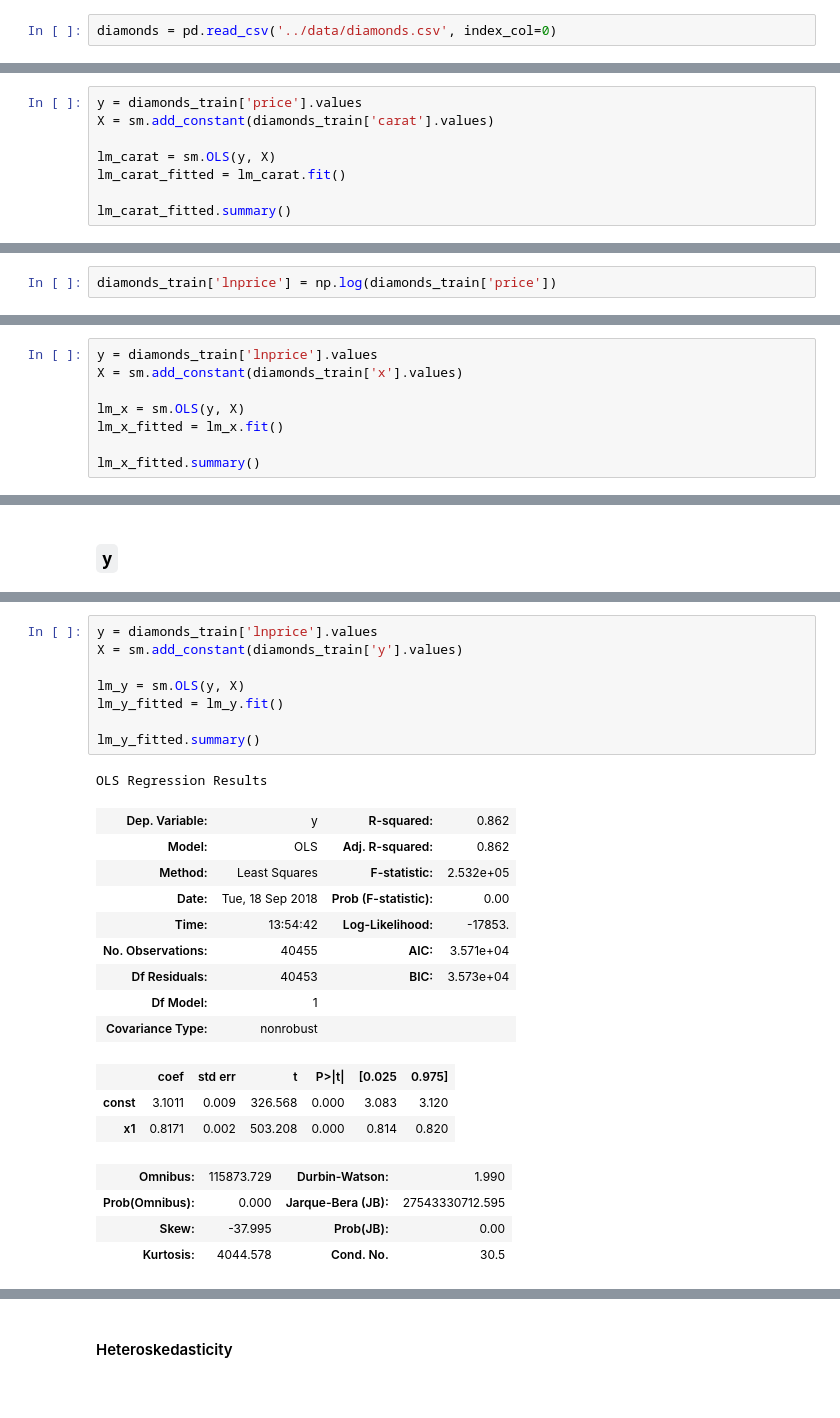
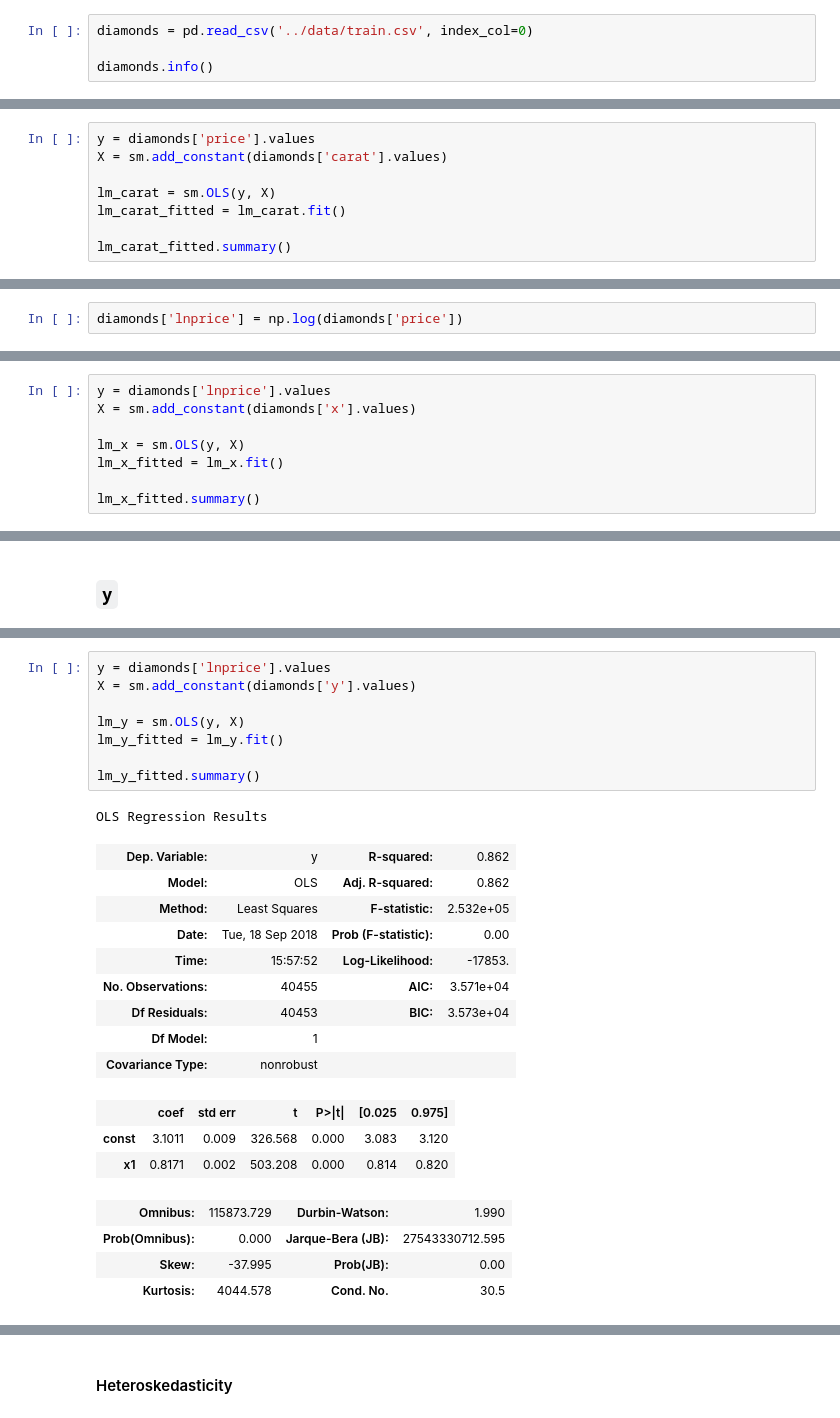
Before and after one commit to benedictaquino/diamond-pricing, a Jupyter notebook: notebooks/EDA.ipynb, the cells around one changed output, grey strips where cells are left out. Cells and saved outputs as stored; diff of their text form.

```diff
--- a/notebooks/EDA.ipynb
+++ b/notebooks/EDA.ipynb
@@ -12,2 +14,4 @@ plt.style.use('ggplot')
 # %%
-diamonds = pd.read_csv('../data/diamonds.csv', index_col=0)
+diamonds = pd.read_csv('../data/train.csv', index_col=0)
+
+diamonds.info()
@@ -79,8 +66,8 @@ Looks relatively linear. There appears to be a heteroskedastic relationship betw
 # %%
 import statsmodels.api as sm
 # %%
-y = diamonds_train['price'].values
-X = sm.add_constant(diamonds_train['carat'].values)
+y = diamonds['price'].values
+X = sm.add_constant(diamonds['carat'].values)
 
 lm_carat = sm.OLS(y, X)
 lm_carat_fitted = lm_carat.fit()
@@ -193,4 +180,4 @@ sm.qqplot(log_pearson_resids, ax=ax, line='s');
 # %% [markdown]
 Not perfect, but nothing is. Let's move on, it looks good enough. We will proceed using the natty log of price.
 # %%
-diamonds_train['lnprice'] = np.log(diamonds_train['price'])
+diamonds['lnprice'] = np.log(diamonds['price'])
@@ -227,8 +208,8 @@ sns.scatterplot(x='x', y='lnprice', data=diamonds_train, alpha=0.25);
 # %% [output]
 [figure]
 # %%
-y = diamonds_train['lnprice'].values
-X = sm.add_constant(diamonds_train['x'].values)
+y = diamonds['lnprice'].values
+X = sm.add_constant(diamonds['x'].values)
 
 lm_x = sm.OLS(y, X)
 lm_x_fitted = lm_x.fit()
@@ -302,20 +283,20 @@ sns.scatterplot(x='y', y='lnprice', data=diamonds_train, alpha=0.25);
 # %% [output]
 [figure]
 # %%
-y = diamonds_train['lnprice'].values
-X = sm.add_constant(diamonds_train['y'].values)
+y = diamonds['lnprice'].values
+X = sm.add_constant(diamonds['y'].values)
 
 lm_y = sm.OLS(y, X)
 lm_y_fitted = lm_y.fit()
 
 lm_y_fitted.summary()
 # %% [output]
 OLS Regression Results
 | Dep. Variable: | y | R-squared: | 0.862 |
 | Model: | OLS | Adj. R-squared: | 0.862 |
 | Method: | Least Squares | F-statistic: | 2.532e+05 |
 | Date: | Tue, 18 Sep 2018 | Prob (F-statistic): | 0.00 |
-| Time: | 13:54:42 | Log-Likelihood: | -17853. |
+| Time: | 15:57:52 | Log-Likelihood: | -17853. |
 | No. Observations: | 40455 | AIC: | 3.571e+04 |
 | Df Residuals: | 40453 | BIC: | 3.573e+04 |
 | Df Model: | 1 |  |  |
```
Also changed, not shown: parts of 22 cells of this notebook, 3 other files.
